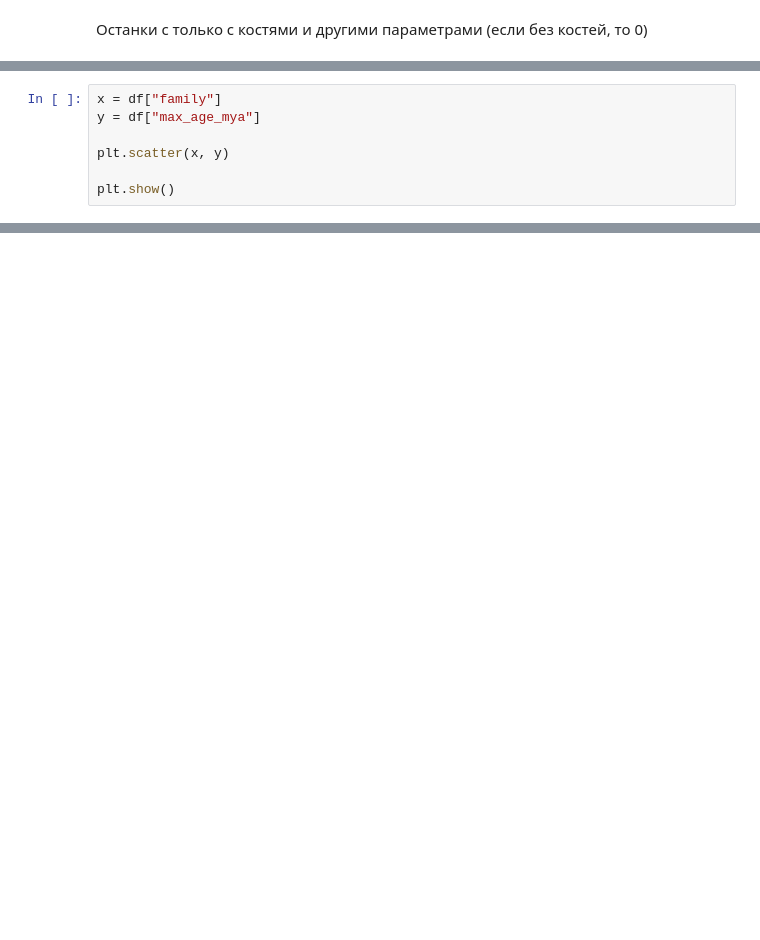
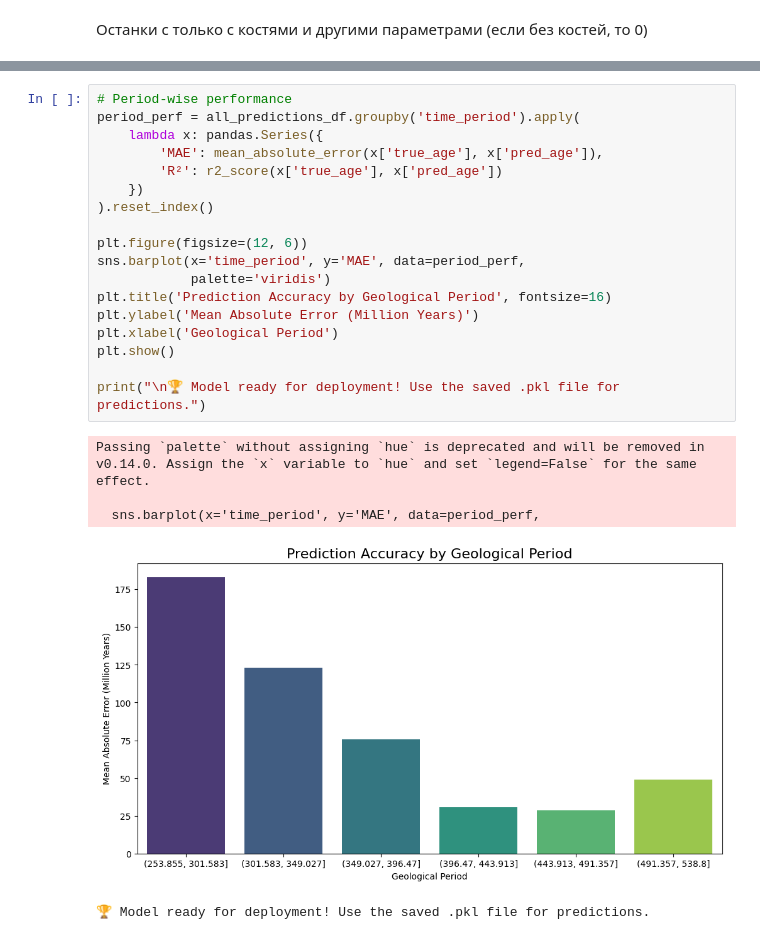
Before and after one commit to MaGNeT49/practiceML, a Jupyter notebook: test.ipynb, the cells around one changed output, grey strips where cells are left out. Cells and saved outputs as stored; diff of their text form; blank space fills up the shorter version.

```diff
--- a/test.ipynb
+++ b/test.ipynb
@@ -134,7 +103,0 @@ plt.show()
-# %%
-x = df["family"]
-y = df["max_age_mya"]
-
-plt.scatter(x, y)
-
-plt.show()
@@ -224,0 +365,24 @@ print("✅ Interactive map created successfully!")
+# %%
+# Period-wise performance
+period_perf = all_predictions_df.groupby('time_period').apply(
+    lambda x: pandas.Series({
+        'MAE': mean_absolute_error(x['true_age'], x['pred_age']),
+        'R²': r2_score(x['true_age'], x['pred_age'])
+    })
+).reset_index()
+
+plt.figure(figsize=(12, 6))
+sns.barplot(x='time_period', y='MAE', data=period_perf,
+            palette='viridis')
+plt.title('Prediction Accuracy by Geological Period', fontsize=16)
+plt.ylabel('Mean Absolute Error (Million Years)')
+plt.xlabel('Geological Period')
+plt.show()
+
+print("\n🏆 Model ready for deployment! Use the saved .pkl file for predictions.")
+# %% [output]
+Passing `palette` without assigning `hue` is deprecated and will be removed in v0.14.0. Assign the `x` variable to `hue` and set `legend=False` for the same effect.
+
+  sns.barplot(x='time_period', y='MAE', data=period_perf,
+[figure, added]
+🏆 Model ready for deployment! Use the saved .pkl file for predictions.
```
Also changed, not shown: parts of 30 cells of this notebook, 7 other files.
